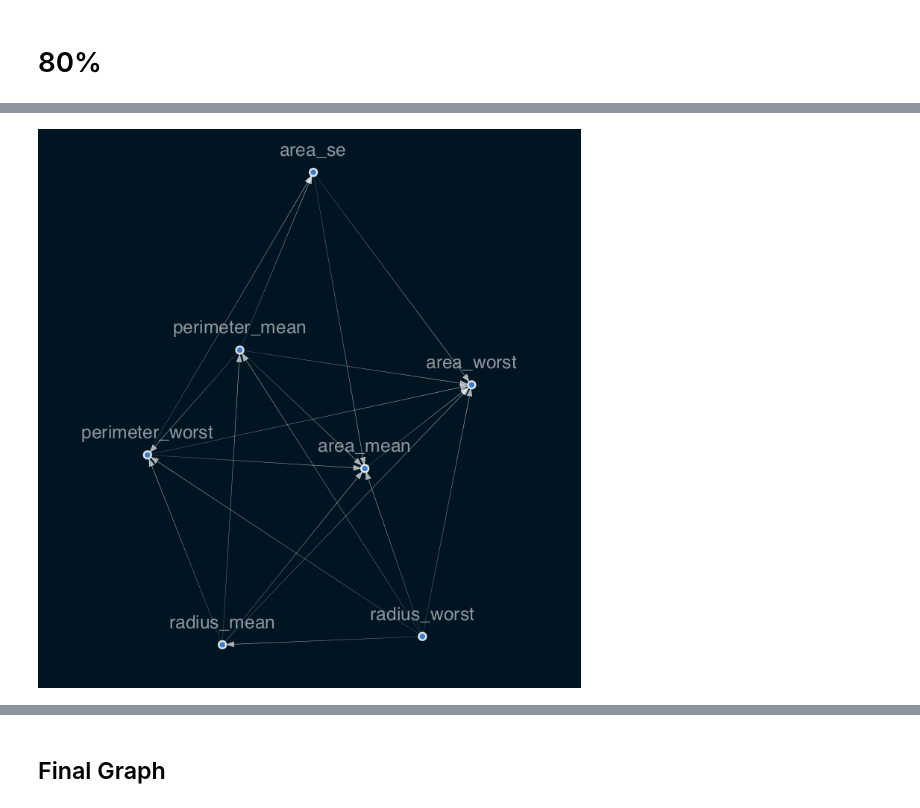
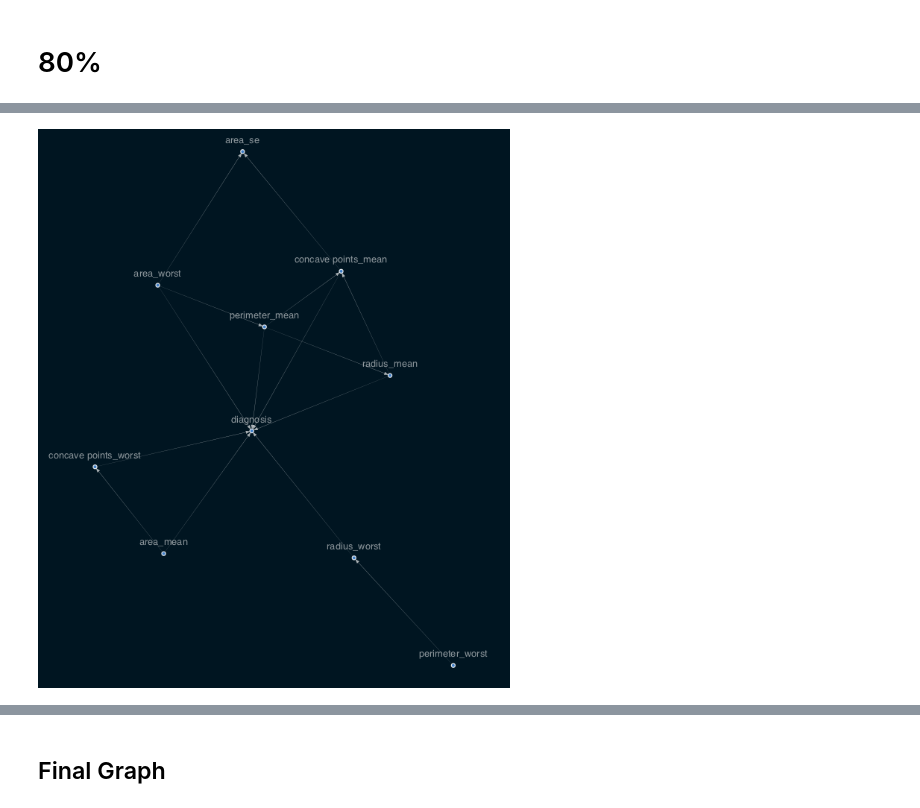
Before and after one commit to 10-Academy-quad-squad/casual-graph, a Jupyter notebook: notebooks/2. CausalLearning.ipynb, the cells around one changed output, grey strips where cells are left out. Saved outputs shown, nothing was run; the diff lists cells and outputs as text; code cells hidden in the pictures.

```diff
--- a/notebooks/2. CausalLearning.ipynb
+++ b/notebooks/2. CausalLearning.ipynb
@@ -138,8 +139,9 @@ vs.vis_sm(sm)
 # %% [markdown]
 ## Stablity of causal graph
+# %%
+x_selected = normal_data.iloc[:, :10]
 # %% [markdown]
 ### 50%
 # %%
-x_selected = x.iloc[:, :10]
 portion = int(x_selected.shape[0] *.5)
 x_portion = x_selected.head(portion)
@@ -196,10 +259,8 @@ portion = int(x_selected.shape[0]*.8)
 x_portion = x_selected.head(portion)
 # %%
 %%time
-sm4 = from_pandas_lasso(x_portion,
-                       tabu_parent_nodes=['diagnosis'],
-                       w_threshold=0.3,
-                       beta=0.8)
-sm4 = sm4.get_largest_subgraph()
-vs.vis_sm(sm4)
+sm = from_pandas(x_portion, tabu_parent_nodes=['diagnosis'],)
+sm.remove_edges_below_threshold(0.8)
+sm = sm.get_largest_subgraph()
+vs.vis_sm(sm)
 # %% [output]
@@ -208 +269 @@ Wall time: 51 s
-[figure, old version]
+[figure, new version]
```
Also changed, not shown: parts of 17 cells of this notebook.
